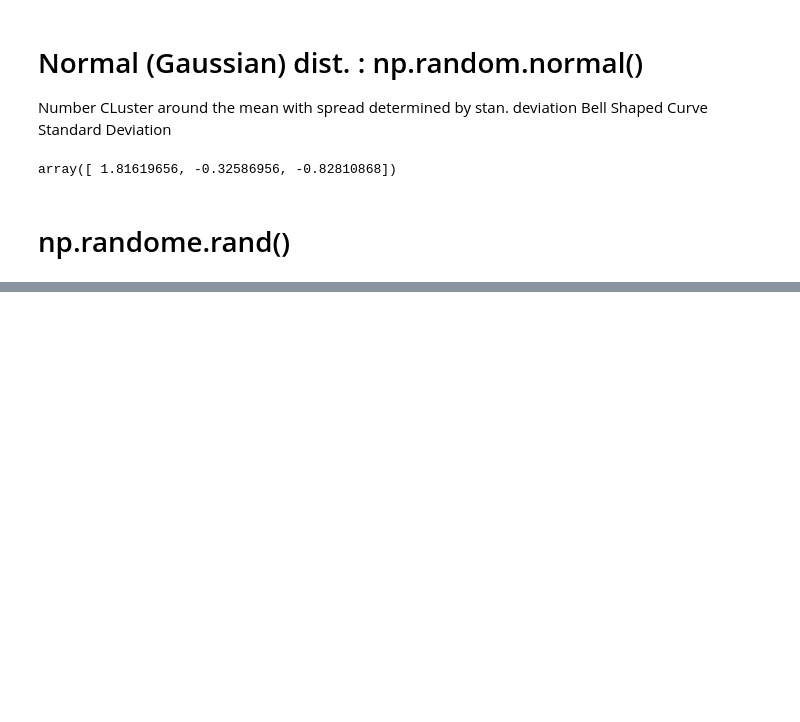
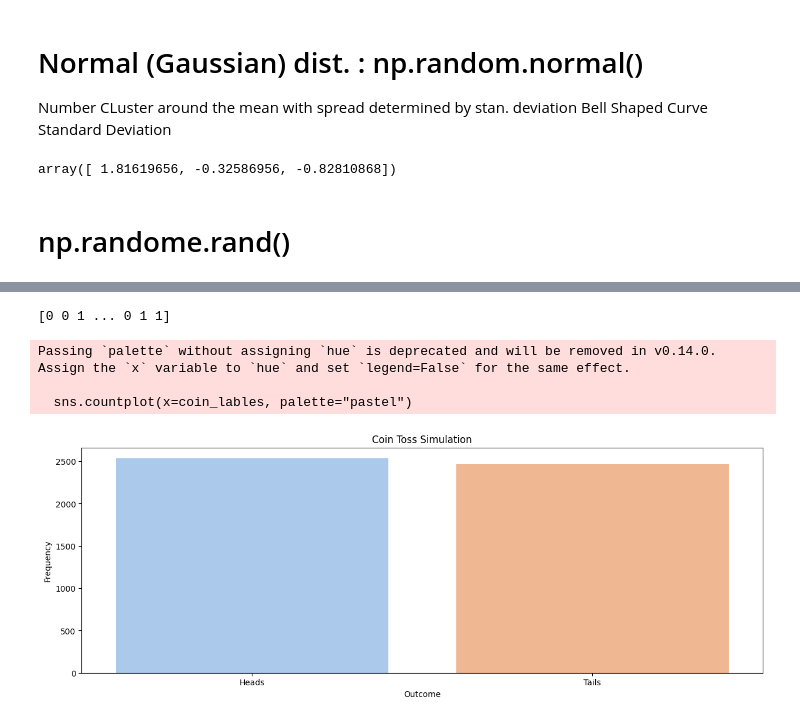
Before and after one commit to thenamakop/Python-Desktop, a Jupyter notebook: class/DA/Uniform.ipynb, the cells around one changed output, grey strips where cells are left out. Saved outputs shown, nothing was run; the diff lists cells and outputs as text; code cells hidden in the pictures; blank space fills up the shorter version.

Commit message:
Completed Pandas matplot and numpy implementation for the assignment

```diff
--- a/class/DA/Uniform.ipynb
+++ b/class/DA/Uniform.ipynb
@@ -26,0 +104,25 @@ array([ 1.81619656, -0.32586956, -0.82810868])
+# %%
+import numpy as np
+import pandas as pd
+import seaborn as sns
+import matplotlib.pyplot as plt
+
+#Simulate tossing a coin 5000 times 0=hEads 1=Tails
+coin_tosses = np.random.randint(0,2,5000)
+print(coin_tosses)
+
+#Conver to labels for plotting
+coin_lables = np.where(coin_tosses==0, "Heads", "Tails")
+
+plt.figure(figsize=(15,5))
+sns.countplot(x=coin_lables, palette="pastel")
+plt.title("Coin Toss Simulation")
+plt.xlabel("Outcome")
+plt.ylabel("Frequency")
+plt.show()
+# %% [output]
+[0 0 1 ... 0 1 1]
+Passing `palette` without assigning `hue` is deprecated and will be removed in v0.14.0. Assign the `x` variable to `hue` and set `legend=False` for the same effect.
+
+  sns.countplot(x=coin_lables, palette="pastel")
+[figure, added]
```
Also changed, not shown: parts of 16 cells of this notebook, 6 other files.
